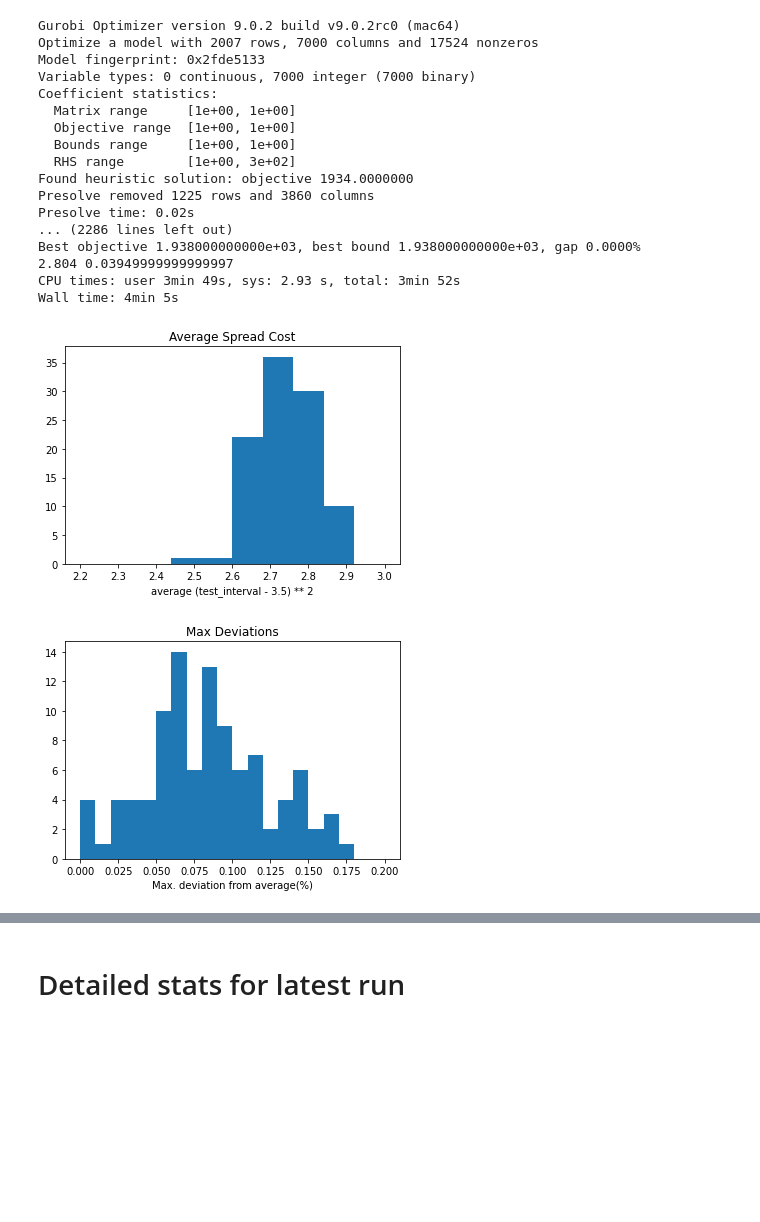
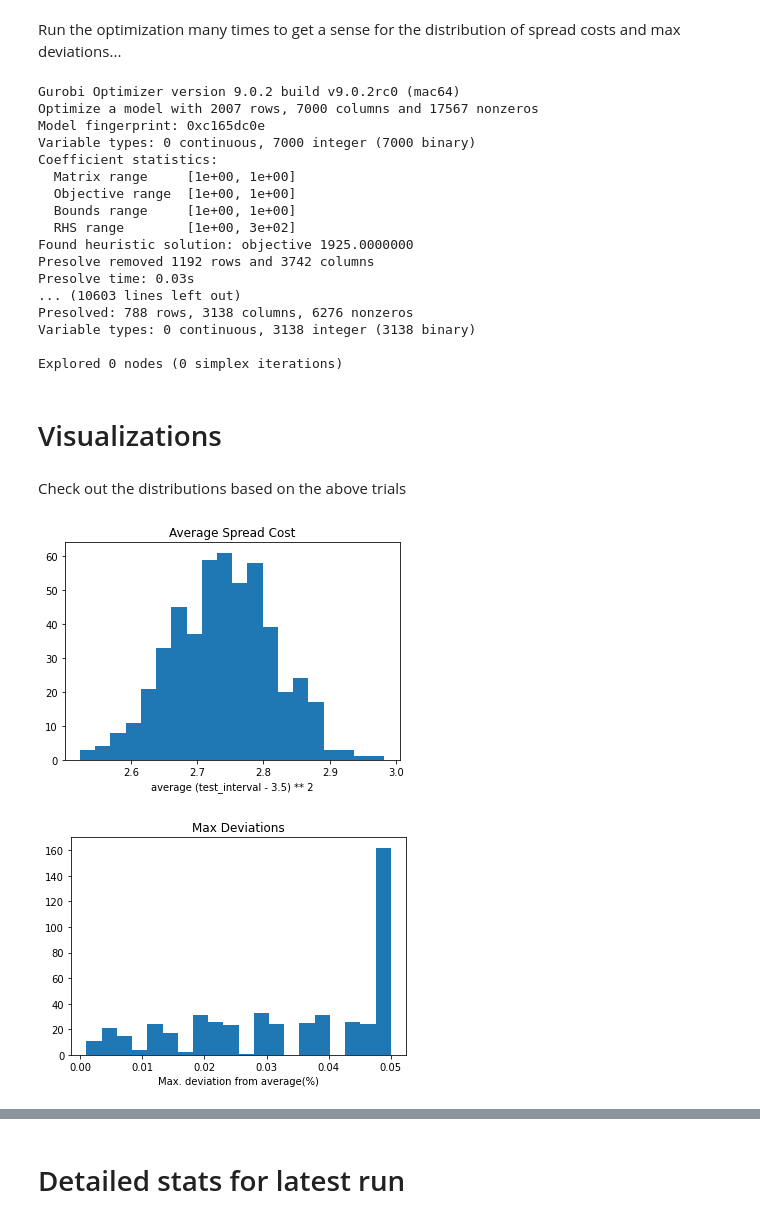
Before and after one commit to mggg/covid-scheduling, a Jupyter notebook: linear_program.ipynb, the cells around one changed output, grey strips where cells are left out. Drawn from its saved outputs; the diff is of its cells as text; code cells hidden in the pictures; blank space fills up the shorter version.

Commit message:
add ability to check distributions

```diff
--- a/linear_program.ipynb
+++ b/linear_program.ipynb
@@ -1,11 +17,4 @@
 # %%
-from gurobipy import *
-import numpy as np
-import matplotlib.pyplot as plt
-from matplotlib import colors
-
-# Visualizations and Analysis
-
 def textSummary():
     for i in range(number_of_people):
         idx = 7*i
@@ -146,7 +155,7 @@ def displayOverlay(data):
     plt.show()
     plt.close()
 
-# Create "spread" metric
+# Create "spread" metric -- only considers people with 2 tests a week
 def spreadCost(x0):
     spread = []
     intervals = []
@@ -162,3 +171,12 @@ def spreadCost(x0):
     for interval in intervals:
         spread.append((interval - 3.5) ** 2)
     return sum(spread) / number_of_people
+
+def maxDev(x0):
+    avail, sched, overlay = makeCalendars(x0)
+
+    daily_demands = np.multiply(sched.sum(axis=0), 2) # *2 because sched marks a test as 0.5
+    exp_supply_per_day = number_of_people * tests_per_week / 7
+    max_deviation = max(daily_demands.max() - exp_supply_per_day,
+                        exp_supply_per_day - daily_demands.max()) / exp_supply_per_day
+    return max_deviation
@@ -167,7 +187,7 @@ def schedule(number_of_people, tests_per_week):
 
     tests_per_week = 2
     number_of_people = 1000
-    buffer = 0.1
+    buffer = .05
 
     availability_matrix = np.random.randint(0,2, size=(number_of_people, 7*number_of_people)) # random availabilities
     # availability_matrix = np.ones((number_of_people, 7*number_of_people)) # pretend everyone is available, always
@@ -225,19 +245,9 @@ def schedule(number_of_people, tests_per_week):
 
     avail, sched, overlay = makeCalendars(x0)
 
-    intervals = []
-    for week in sched:
-        scheduled_days = np.where(week==0.5)
-        if len(scheduled_days[0]) == 2:
-            intervals.append(scheduled_days[0][1] - scheduled_days[0][0])
-
-
-    daily_demands = np.multiply(sched.sum(axis=0), 2)
-    exp_supply_per_day = number_of_people * tests_per_week / 7
-    max_deviation = max(daily_demands.max() - exp_supply_per_day,
-                        exp_supply_per_day - daily_demands.max()) / exp_supply_per_day
-
-    return spreadCost(x0), max_deviation
+    return spreadCost(x0), maxDev(x0)
+# %% [markdown]
+Run the optimization many times to get a sense for the distribution of spread costs and max deviations...
 # %%
 %%time
 
@@ -250,33 +260,37 @@ for _ in range(100):
     max_deviations.append(d)
 # %% [output]
 Gurobi Optimizer version 9.0.2 build v9.0.2rc0 (mac64)
-Optimize a model with 2007 rows, 7000 columns and 17524 nonzeros
-Model fingerprint: 0x2fde5133
+Optimize a model with 2007 rows, 7000 columns and 17567 nonzeros
+Model fingerprint: 0xc165dc0e
 Variable types: 0 continuous, 7000 integer (7000 binary)
 Coefficient statistics:
   Matrix range     [1e+00, 1e+00]
   Objective range  [1e+00, 1e+00]
   Bounds range     [1e+00, 1e+00]
   RHS range        [1e+00, 3e+02]
-Found heuristic solution: objective 1934.0000000
-Presolve removed 1225 rows and 3860 columns
-Presolve time: 0.02s
-... (2286 lines left out)
-Best objective 1.938000000000e+03, best bound 1.938000000000e+03, gap 0.0000%
-2.804 0.03949999999999997
-CPU times: user 3min 49s, sys: 2.93 s, total: 3min 52s
-Wall time: 4min 5s
+Found heuristic solution: objective 1925.0000000
+Presolve removed 1192 rows and 3742 columns
+Presolve time: 0.03s
+... (10603 lines left out)
+Presolved: 788 rows, 3138 columns, 6276 nonzeros
+Variable types: 0 continuous, 3138 integer (3138 binary)
+
+Explored 0 nodes (0 simplex iterations)
+# %% [markdown]
+# Visualizations
+# %% [markdown]
+Check out the distributions based on the above trials
 # %%
 plt.title("Average Spread Cost")
-plt.hist(spreadCosts, range=(2.4,3.0), bins=10)
+plt.hist(spreadCosts, bins=20)
 plt.xlabel("average (test_interval - 3.5) ** 2")
 plt.show()
 # %% [output]
-[figure, old version]
+[figure, new version]
 # %%
 plt.title("Max Deviations")
-plt.hist(max_deviations, range=(0,0.2), bins=20)
+plt.hist(max_deviations, bins=20)
 plt.xlabel("Max. deviation from average(%)")
 plt.show()
 # %% [output]
-[figure, old version]
+[figure, new version]
```
Also changed, not shown: parts of 12 cells of this notebook, 3 other files.
